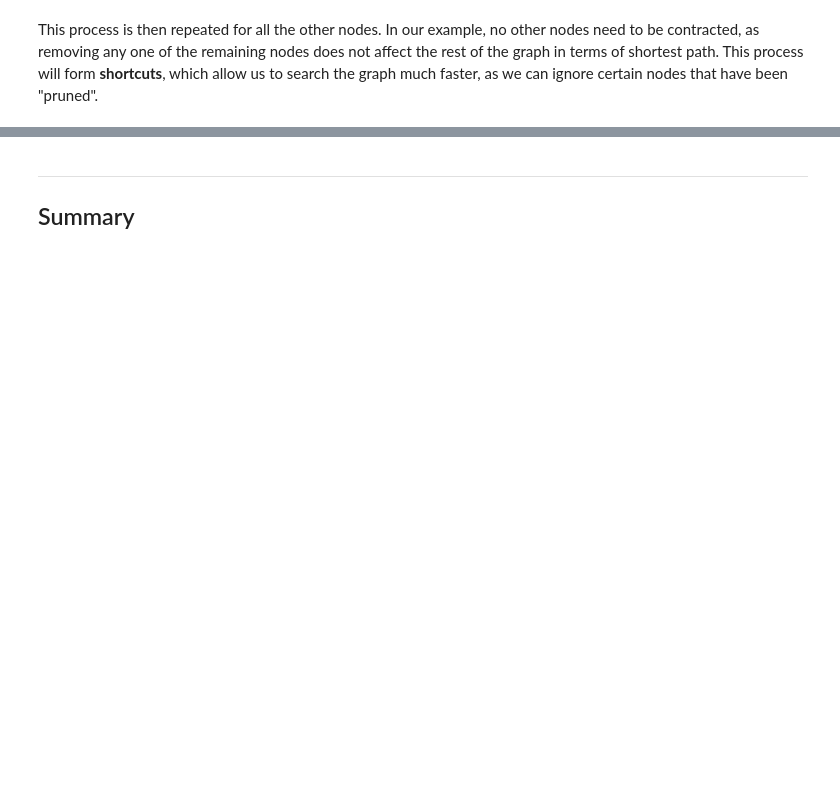
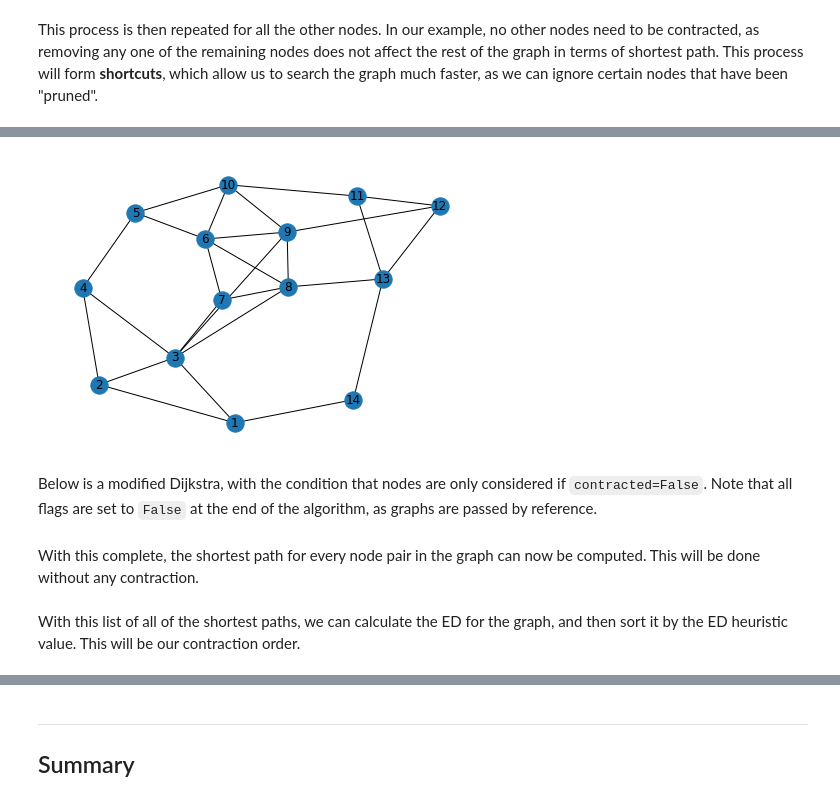
Before and after one commit to SmartMobilityAlgorithms/book, a Jupyter notebook: content/GraphSearchAlgorithms.ipynb, the cells around one changed output, grey strips where cells are left out. Saved outputs shown, nothing was run; the diff lists cells and outputs as text; code cells hidden in the pictures; blank space fills up the shorter version.

Commit message:
Finished contraction implementation.

```diff
--- a/content/GraphSearchAlgorithms.ipynb
+++ b/content/GraphSearchAlgorithms.ipynb
@@ -879,0 +962,50 @@ This process is then repeated for all the other nodes. In our example, no other
+# %%
+import networkx
+import random
+import math
+
+G = networkx.Graph()
+
+# Computing each contraction level requires a new graph, which is costly in terms of memory.
+# To avoid this, we use a flag on every node to show its contraction state.
+
+# Add 14 nodes
+for i in range(1,15):
+    G.add_node(i, contracted=False)
+
+# Define the edges
+edges = [
+    (1,2,{'weight':1}),
+    (1,3,{'weight':4}),
+    (2,3,{'weight':5}),
+    (2,4,{'weight':2}),
+    (3,4,{'weight':2}),
+    (3,7,{'weight':2}),
+    (3,8,{'weight':1}),
+    (3,9,{'weight':1}),
+    (4,5,{'weight':5}),
+    (5,10,{'weight':7}),
+    (6,7,{'weight':4}),
+    (6,8,{'weight':3}),
+    (6,10,{'weight':3}),
+    (6,5,{'weight':3}),
+    (6,9,{'weight':1}),
+    (7,8,{'weight':6}),
+    (8,9,{'weight':3}),
+    (8,13,{'weight':5}),
+    (9,12,{'weight':1}),
+    (9,10,{'weight':3}),
+    (10,11,{'weight':4}),
+    (11,12,{'weight':3}),
+    (11,13,{'weight':4}),
+    (12,13,{'weight':2}),
+    (14,1,{'weight':3}),
+    (14,13,{'weight':2})
+]
+# Add the edges to the graph and visualize it.
+G.add_edges_from([*edges])
+networkx.draw(G,with_labels=True)
+# %% [output]
+[figure, added]
+# %% [markdown]
+Below is a modified Dijkstra, with the condition that nodes are only considered if `contracted=False`. Note that all flags are set to `False` at the end of the algorithm, as graphs are passed by reference.
@@ -879,0 +1043,2 @@ This process is then repeated for all the other nodes. In our example, no other
+# %% [markdown]
+With this complete, the shortest path for every node pair in the graph can now be computed. This will be done without any contraction.
@@ -879,0 +1054,2 @@ This process is then repeated for all the other nodes. In our example, no other
+# %% [markdown]
+With this list of all of the shortest paths, we can calculate the ED for the graph, and then sort it by the ED heuristic value. This will be our contraction order.
```
Also changed, not shown: parts of 24 cells of this notebook.
